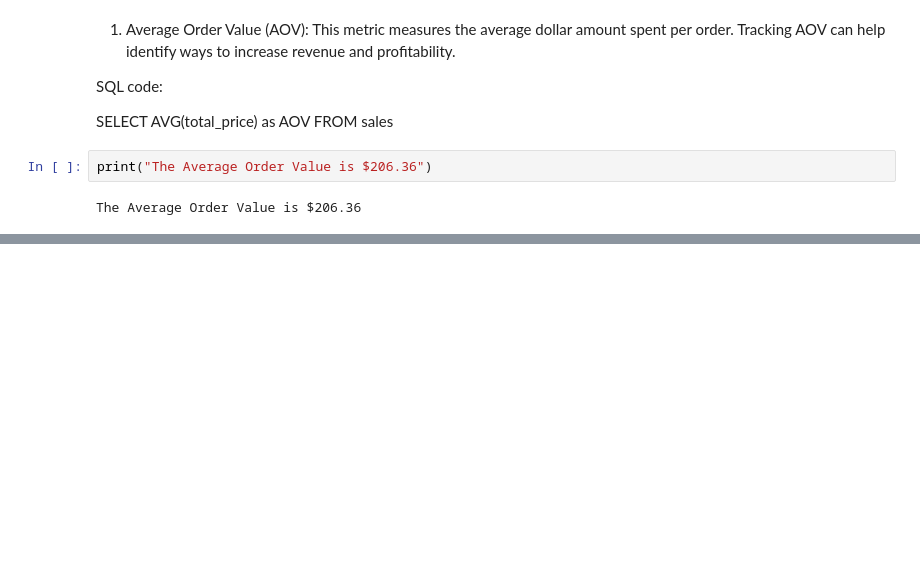
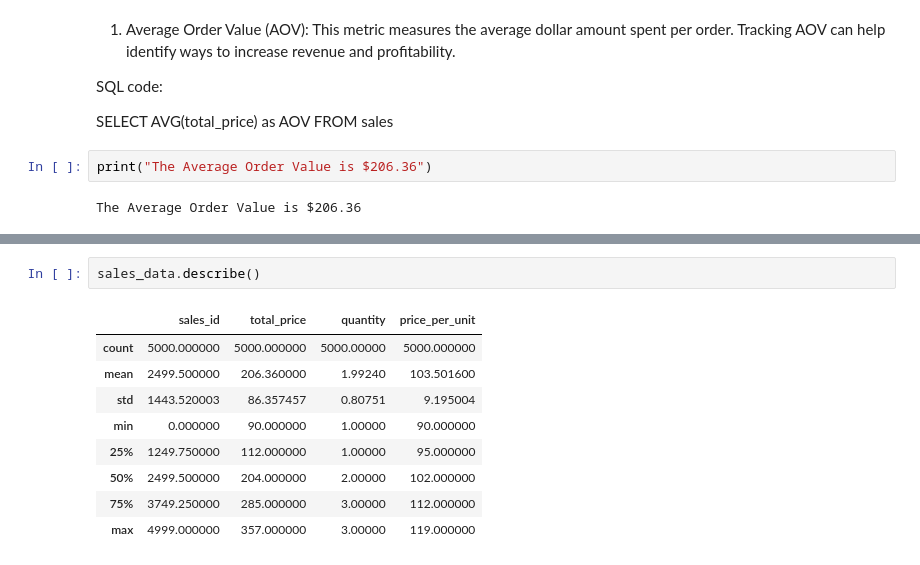
Before and after one commit to azeledon/Final_Project_Group2, a Jupyter notebook: Python/sales_analysis.ipynb, the cells around one changed output, grey strips where cells are left out. Saved outputs shown, nothing was run; the diff lists cells and outputs as text; blank space fills up the shorter version.

```diff
--- a/Python/sales_analysis.ipynb
+++ b/Python/sales_analysis.ipynb
@@ -780,0 +879,12 @@ The Average Order Value is $206.36
+# %%
+sales_data.describe()
+# %% [output]
+|  | sales_id | total_price | quantity | price_per_unit |
+| count | 5000.000000 | 5000.000000 | 5000.00000 | 5000.000000 |
+| mean | 2499.500000 | 206.360000 | 1.99240 | 103.501600 |
+| std | 1443.520003 | 86.357457 | 0.80751 | 9.195004 |
+| min | 0.000000 | 90.000000 | 1.00000 | 90.000000 |
+| 25% | 1249.750000 | 112.000000 | 1.00000 | 95.000000 |
+| 50% | 2499.500000 | 204.000000 | 2.00000 | 102.000000 |
+| 75% | 3749.250000 | 285.000000 | 3.00000 | 112.000000 |
+| max | 4999.000000 | 357.000000 | 3.00000 | 119.000000 |
```
Also changed, not shown: parts of 7 cells of this notebook, 8 other files.
